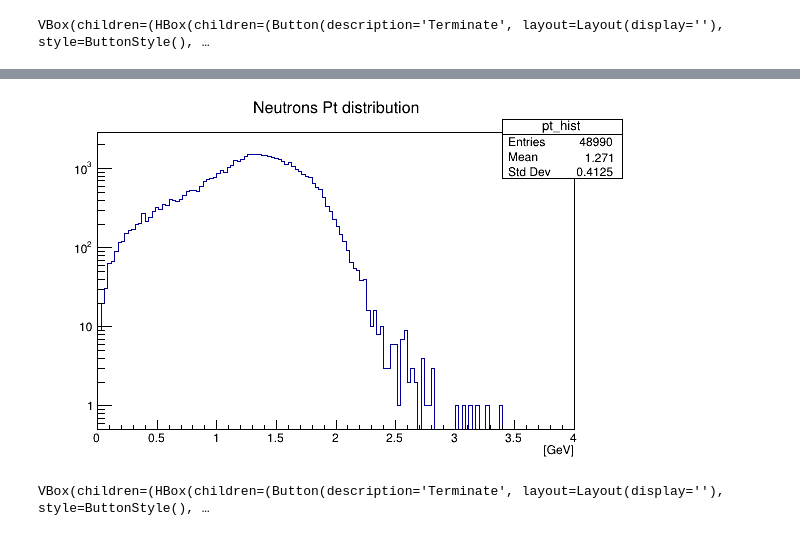
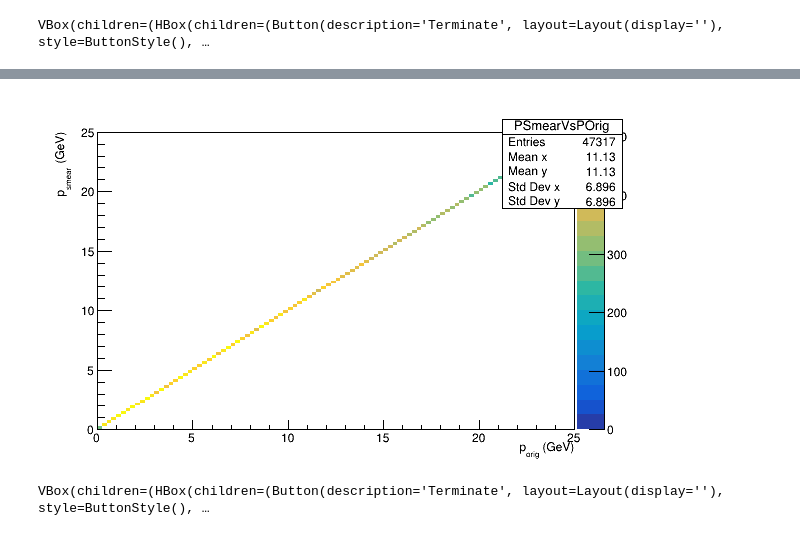
Before and after one commit to jrstevenjlab/eic_spect, a Jupyter notebook: jupyter/smearZc.ipynb, the cells around one changed output, grey strips where cells are left out. Saved outputs shown, nothing was run; the diff lists cells and outputs as text; code cells hidden in the pictures.

```diff
--- a/jupyter/smearZc.ipynb
+++ b/jupyter/smearZc.ipynb
@@ -91,0 +83,5 @@ protons_only = ROOT.TCut('pdg==-11')  # e+
+# %%
+# Preparing histograms
+PSmearVsPOrig = ROOT.TH2D('PSmearVsPOrig', '; p_{orig} (GeV); p_{smear} (GeV)', 100, 0, 25, 100, 0, 25)
+
+pid_only = ROOT.TCut('pdg==11')   # e-
@@ -104,10 +100,10 @@ tree.Draw('sqrt(px*px+py*py) >> pt_hist', protons_only)
 # %%
 pad = canvas.cd()
-pad.SetLogy(True)
-e_hist.Draw()
+#pad.SetLogy(True)
+PSmearVsPOrig.Draw("colz")
 canvas.Draw()
 # %% [output]
-[figure, old version]
+[figure, new version]
 # %%
 # Code below not working for PYTHIA, wrong formatted input...
 input_dir = '../../PYTHIA_6.5/PHP/'
```
Also changed, not shown: parts of 13 cells of this notebook, 1 other file.
